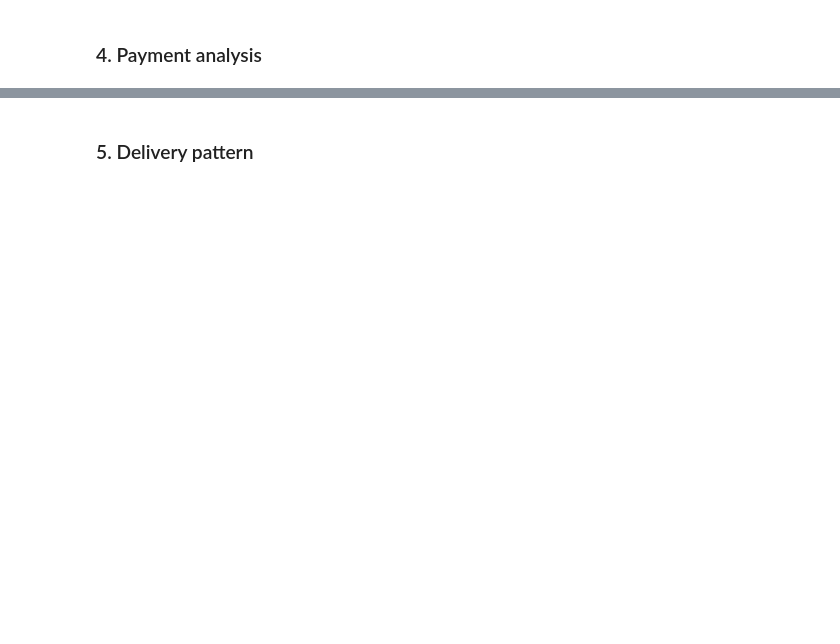
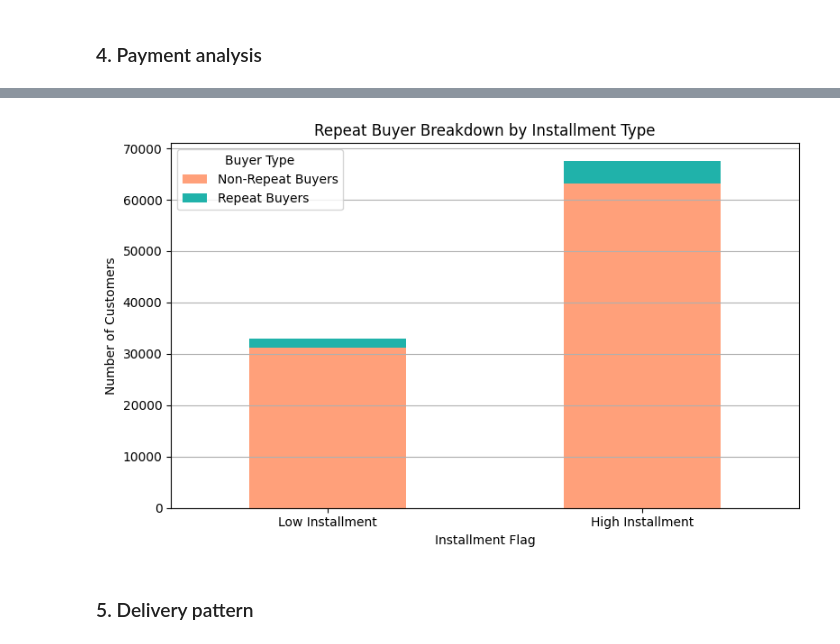
Before and after one commit to FutureYY/309Project, a Jupyter notebook: eda.ipynb, the cells around one changed output, grey strips where cells are left out. Saved outputs shown, nothing was run; the diff lists cells and outputs as text; code cells hidden in the pictures; blank space fills up the shorter version.

```diff
--- a/eda.ipynb
+++ b/eda.ipynb
@@ -170,0 +377,15 @@ Purchases by customers peak from 12pm till 5pm
+# %%
+df_installments = add_high_installment_flag(df_order_payments)
+
+payment_behavior = df_installments.join(df_orders, on="order_id") \
+    .join(df_customers.select("customer_id", "customer_unique_id"), on="customer_id") \
+    .join(repeat_buyers.select("customer_unique_id", "is_repeat_buyer"), on="customer_unique_id")
+
+payment_behavior.groupBy("high_installment_flag", "is_repeat_buyer").count().show()
+
+from pyspark.sql.functions import count, sum
+
+payment_behavior.groupBy("high_installment_flag").agg(
+    count("*").alias("total"),
+    sum("is_repeat_buyer").alias("num_repeat_buyers")
+).withColumn("repurchase_rate", col("num_repeat_buyers") / col("total")).show()
@@ -171,3 +408,24 @@ Purchases by customers peak from 12pm till 5pm
+# %%
+installment_behavior_pd = payment_behavior.groupBy("high_installment_flag", "is_repeat_buyer").count().toPandas()
+
+installment_pivot = installment_behavior_pd.pivot(
+    index="high_installment_flag", columns="is_repeat_buyer", values="count"
+).fillna(0)
+
+installment_pivot.columns = ['Non-Repeat Buyers', 'Repeat Buyers']
+installment_pivot.index = ['Low Installment', 'High Installment']
+
+installment_pivot.plot(kind="bar", stacked=True, color=["#FFA07A", "#20B2AA"], figsize=(8, 5))
+plt.title("Repeat Buyer Breakdown by Installment Type")
+plt.ylabel("Number of Customers")
+plt.xlabel("Installment Flag")
+plt.xticks(rotation=0)
+plt.grid(True, axis='y')
+plt.legend(title="Buyer Type")
+plt.tight_layout()
+plt.show()
+# %% [output]
+[figure, added]
 # %% [markdown]
 ### 5. Delivery pattern
 # %%
```
Also changed, not shown: parts of 42 cells of this notebook.
